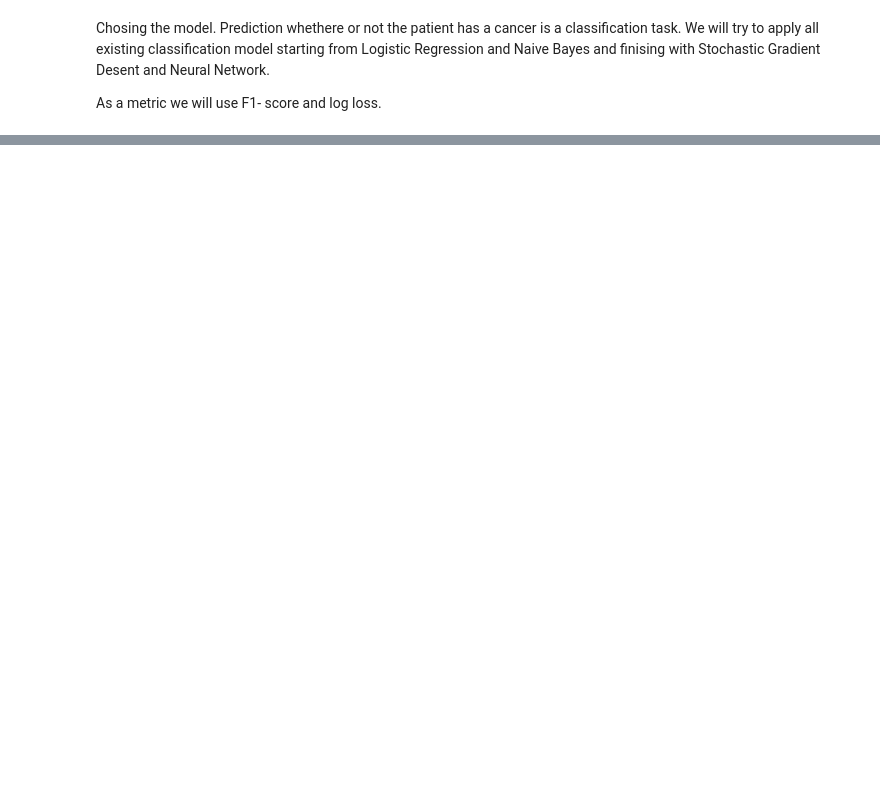
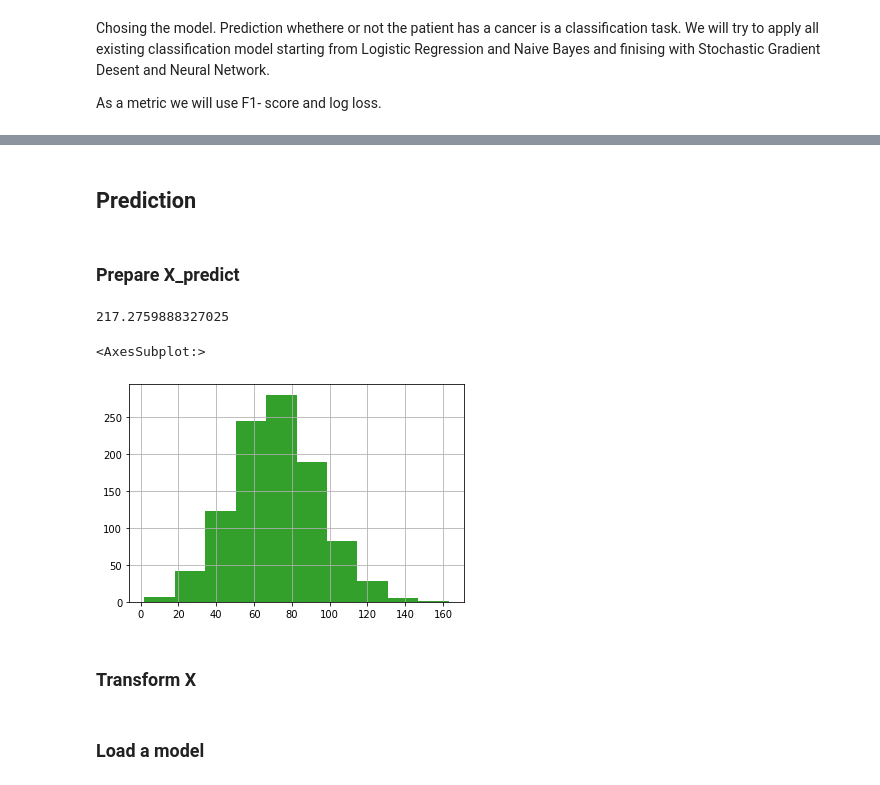
Before and after one commit to rolandina/breast-cancer-prediction-fastapi, a Jupyter notebook: notebooks/EDA.ipynb, the cells around one changed output, grey strips where cells are left out. Cells and saved outputs as stored; diff of their text form; code cells hidden in the pictures; blank space fills up the shorter version.

```diff
--- a/notebooks/EDA.ipynb
+++ b/notebooks/EDA.ipynb
@@ -138,3 +596,6 @@ sns.displot(data=df, x="Tumor Size", y= "Survival Months", hue="Status", kind="k
+# %%
+X_train, X_test, y_train, y_test = train_test_split(X1, y1, test_size=0.25, random_state=42)
+X_train_b, X_test_b, y_train_b, y_test_b = train_test_split(X_balanced, y_balanced, test_size=0.25, random_state=42)
 # %% [markdown]
 Chosing the model.
 Prediction whethere or not the patient has a cancer is a classification task.
@@ -144,0 +805,38 @@ As a metric we will use F1- score and log loss.
+# %%
+import pkg_resources
+import types
+def get_imports():
+    for name, val in globals().items():
+        if isinstance(val, types.ModuleType):
+            # Split ensures you get root package,
+            # not just imported function
+            name = val.__name__.split(".")[0]
+
+        elif isinstance(val, type):
+            name = val.__module__.split(".")[0]
+
+        # Some packages are weird and have different
+        # imported names vs. system/pip names. Unfortunately,
+        # there is no systematic way to get pip names from
+        # a package's imported name. You'll have to add
+        # exceptions to this list manually!
+        poorly_named_packages = {
+            "PIL": "Pillow",
+            "sklearn": "scikit-learn"
+        }
+        if name in poorly_named_packages.keys():
+            name = poorly_named_packages[name]
+
+        yield name
+imports = list(set(get_imports()))
+
+# The only way I found to get the version of the root package
+# from only the name of the package is to cross-check the names
+# of installed packages vs. imported packages
+requirements = []
+for m in pkg_resources.working_set:
+    if m.project_name in imports and m.project_name!="pip":
+        requirements.append((m.project_name, m.version))
+
+for r in requirements:
+    print("{}=={}".format(*r))
@@ -144,0 +905,2 @@ As a metric we will use F1- score and log loss.
+# %% [markdown]
+## Prediction
@@ -144,0 +912,7 @@ As a metric we will use F1- score and log loss.
+# %% [markdown]
+### Prepare X_predict
+# %%
+import random
+random.gauss(200,10)
+# %% [output]
+217.2759888327025
@@ -144,0 +962,9 @@ As a metric we will use F1- score and log loss.
+# %%
+X_pred = prepare_X_pred(X, 1000)
+X_pred.head()
+X_pred['Survival Months'].hist()
+# %% [output]
+<AxesSubplot:>
+[figure, added]
+# %% [markdown]
+### Transform X
@@ -144,0 +973,2 @@ As a metric we will use F1- score and log loss.
+# %% [markdown]
+### Load a model
```
Also changed, not shown: parts of 109 cells of this notebook, 5 other files.
